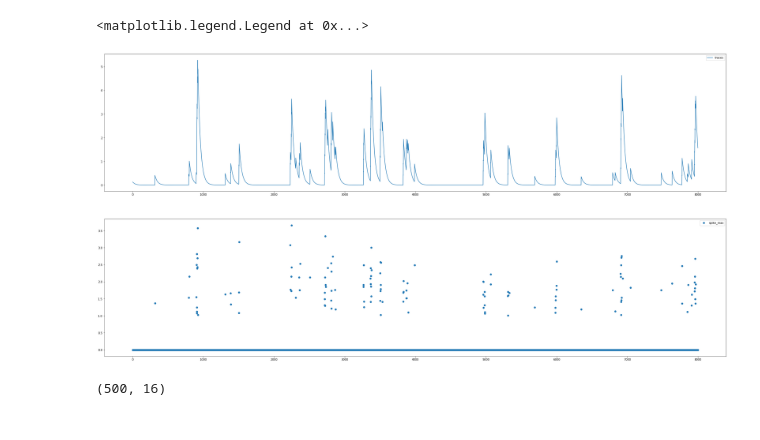
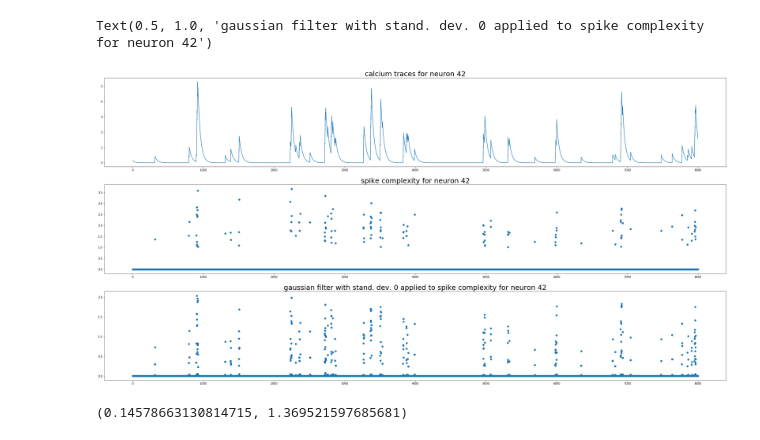
Before and after one commit to ulgenklc/temporal_network_analysis, a Jupyter notebook: data_process.ipynb, the cells around one changed output. Cells and saved outputs as stored; diff of their text form; code cells hidden in the pictures.

```diff
--- a/data_process.ipynb
+++ b/data_process.ipynb
@@ -21,14 +24,18 @@ for i,line in enumerate(reader_spike):
 # %%
-fig,ax=plt.subplots(2,1,figsize=(40,20))
-y=np.arange(8000)
-ax[0].plot(traces[42],label='traces')
-ax[1].scatter(y,spikes[42],label='spike_max')
+neuron = 42
+sigma = 0.75
+fig,ax = plt.subplots(3,1,figsize=(40,20))
+y = np.arange(8000)
+ax[0].plot(traces[neuron],label='traces')
+ax[1].scatter(y,spikes[neuron], label='spike_max')
+ax[2].scatter(y,gaussian_filter1d(spikes[neuron], sigma))
 #ax.plot(spikes[0],label='spikes')
-ax[0].legend()
-ax[1].legend()
+ax[0].set_title('calcium traces for neuron %d'%neuron, fontsize=25)
+ax[1].set_title('spike complexity for neuron %d'%neuron,fontsize=25)
+ax[2].set_title('gaussian filter with stand. dev. %d applied to spike complexity for neuron %d'%(sigma,neuron),fontsize=25)
 # %% [output]
-<matplotlib.legend.Legend at 0x...>
+Text(0.5, 1.0, 'gaussian filter with stand. dev. 0 applied to spike complexity for neuron 42')
-[figure, old version]
+[figure, new version]
 # %%
 binned_spikes = []
 for i in range(len(spikes)):
@@ -38,4 +44,8 @@ spikes_bin = np.array(binned_spikes)
-# %%
-spikes_bin[0].shape
-# %% [output]
-(500, 16)
+# %%
+A = np.array([0,1,0.2,0,0,0,0,0,0,0,0,0,0,0,0,0,1,1,1,0,1,0])
+kernel = np.array([0.2,1,0.2])
+#np.nonzero(gaussian_filter1d(spikes[42],0.25))
+gaussian_filter1d(spikes[42],0.5)[314],spikes[42][315]
+#gaussian_filter1d(spikes[42],1)[gaussian_filter1d(spikes[42],1)>0]
+# %% [output]
+(0.14578663130814715, 1.369521597685681)
```
Also changed, not shown: parts of 4 cells of this notebook, 2 other files.
